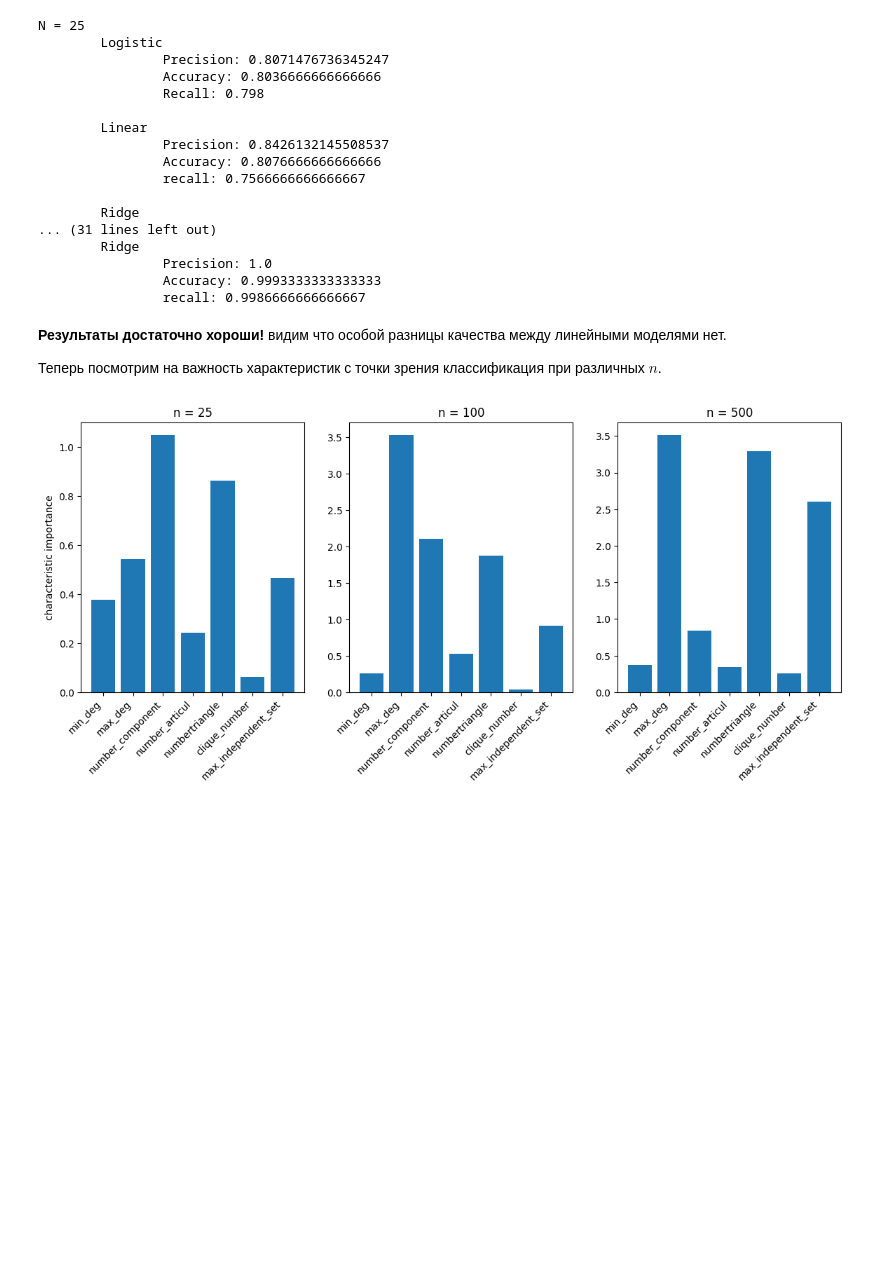
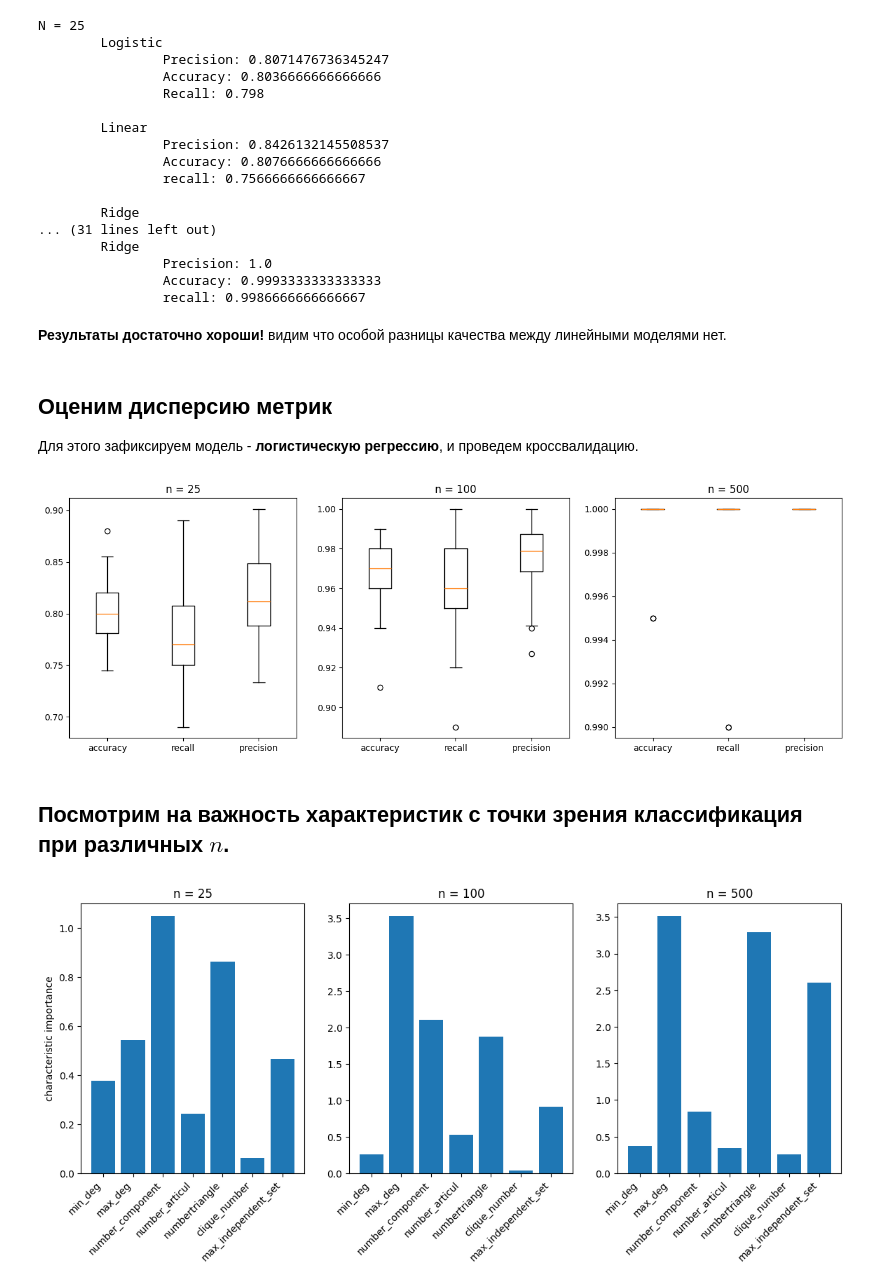
Before and after one commit to Snomty/Random_graphs, a Jupyter notebook: src/Graph_Hypothesis_Classifier_Student2.ipynb, the cells around one changed output. Cells and saved outputs as stored; diff of their text form; code cells hidden in the pictures; blank space fills up the shorter version.

Commit message:
Added metric dispersion estimation

```diff
--- a/src/Graph_Hypothesis_Classifier_Student2.ipynb
+++ b/src/Graph_Hypothesis_Classifier_Student2.ipynb
@@ -92,8 +91,45 @@ N = 25
                 recall: 0.9986666666666667
 # %% [markdown]
 **Результаты достаточно хороши!** видим что особой разницы качества между линейными моделями нет.
-
-Теперь посмотрим на важность характеристик с точки зрения классификация при различных $n$.
+# %% [markdown]
+## **Оценим дисперсию метрик**
+
+Для этого зафиксируем модель - **логистическую регрессию**, и проведем кроссвалидацию.
+# %%
+plt.figure(figsize=(16,5))
+
+for idx, n, df in zip([0, 1, 2], [25, 100, 500], [df_25, df_100, df_500]):
+    X, y = df.drop('distribution', axis = 1), df['distribution']
+
+    cv = StratifiedKFold(n_splits=50, shuffle=True, random_state=52)
+    metrics = [[], [], []]
+
+    for train_idx, valid_idx in cv.split(X, y):
+        X_train, X_valid = X.iloc[train_idx], X.iloc[valid_idx]
+        y_train, y_valid = y.iloc[train_idx], y.iloc[valid_idx]
+
+        scaler = StandardScaler()
+        X_train_scaled = scaler.fit_transform(X_train)
+        X_valid_scaled = scaler.transform(X_valid)
+
+        model = LogisticRegression(max_iter=1000, class_weight='balanced')
+        model.fit(X_train_scaled, y_train)
+        prediction = model.predict(X_valid_scaled)
+        metrics[0].append(accuracy(y_valid, prediction))
+        metrics[1].append(recall(y_valid, prediction))
+        metrics[2].append(precision(y_valid, prediction))
+
+    plt.subplot(1, 3, idx + 1)
+    plt.title(f"n = {n}")
+    plt.boxplot(metrics, tick_labels=['accuracy', 'recall', 'precision'])
+    if idx == 0:
+        y
+
+plt.show()
+# %% [output]
+[figure, added]
+# %% [markdown]
+## **Посмотрим на важность характеристик с точки зрения классификация при различных $n$.**
 # %%
 plt.figure(figsize=(14,5))
 
```
Also changed, not shown: parts of 1 cell of this notebook.
